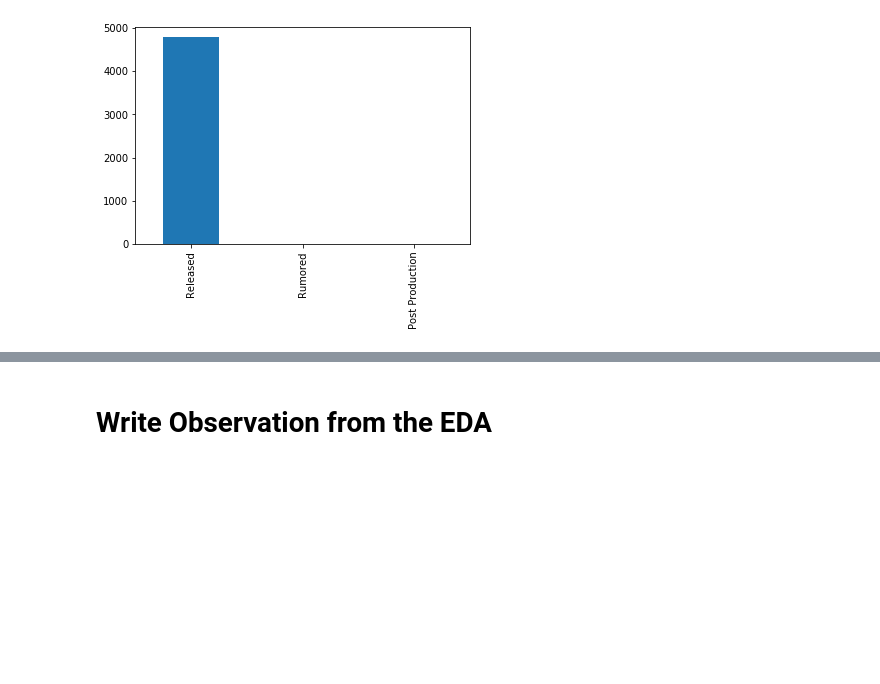
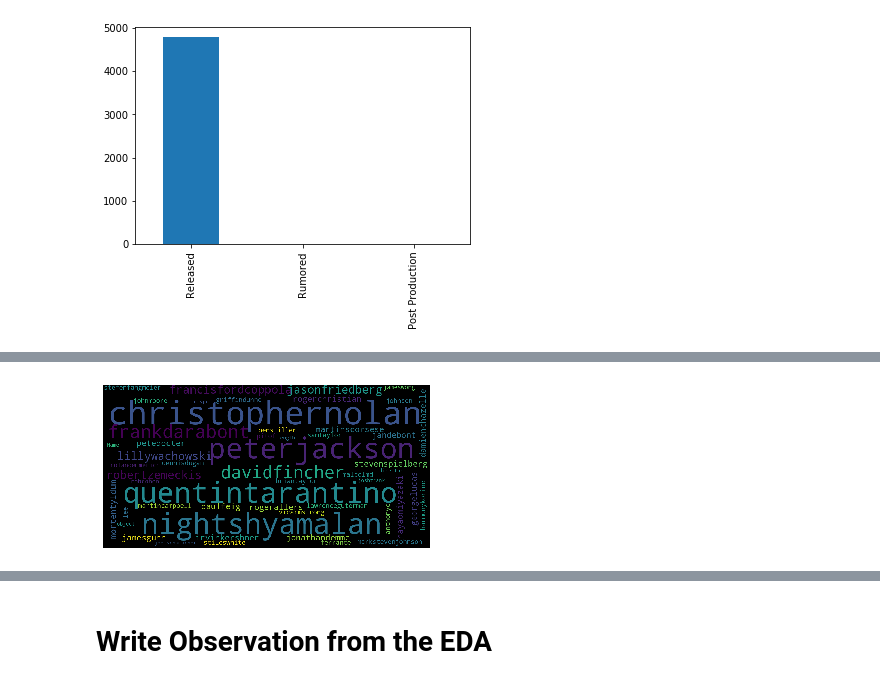
Before and after one commit to hst22/Movie-Recommender-Systems, a Jupyter notebook: Recommender System.ipynb, the cells around one changed output, grey strips where cells are left out. Drawn from its saved outputs; the diff is of its cells as text; code cells hidden in the pictures; blank space fills up the shorter version.

```diff
--- a/Recommender System.ipynb
+++ b/Recommender System.ipynb
@@ -198,0 +244,4 @@ master.status.value_counts(), master.original_language.value_counts()
+# %%
+show_wordcloud(master.director)
+# %% [output]
+[figure, added]
```
Also changed, not shown: parts of 10 cells of this notebook.
